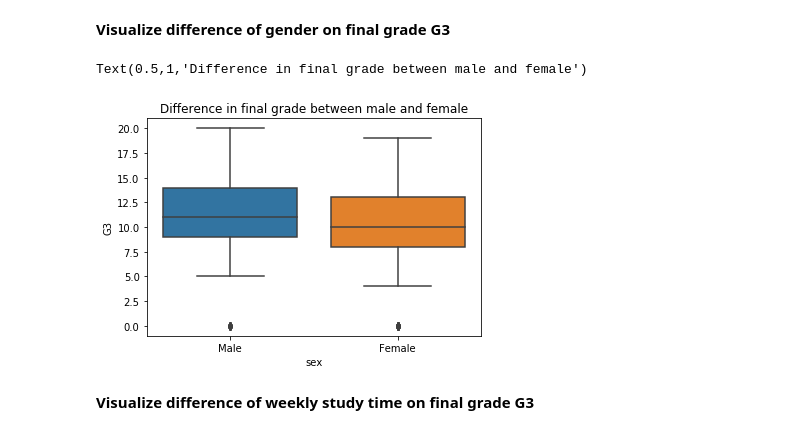
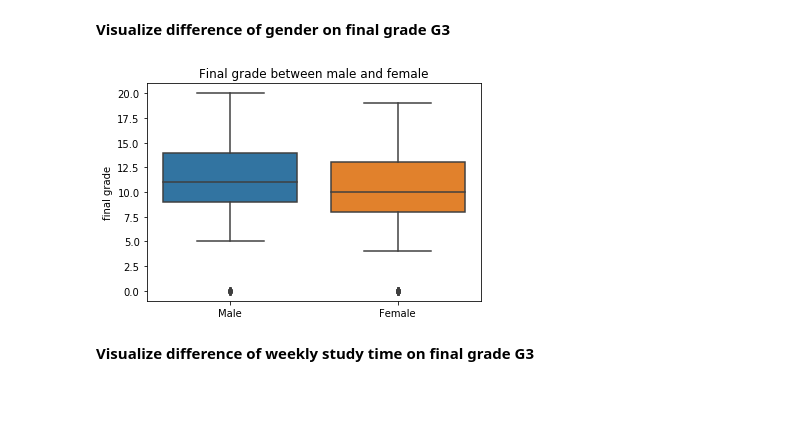
Before and after one commit to hadinh1306/feat-select_student-performance, a Jupyter notebook: src/EDA.ipynb, the cells around one changed output. Saved outputs shown, nothing was run; the diff lists cells and outputs as text; code cells hidden in the pictures; blank space fills up the shorter version.

Commit message:
added code for EDA visualization

```diff
--- a/src/EDA.ipynb
+++ b/src/EDA.ipynb
@@ -101,9 +102,11 @@ grade_plot = sns.pairplot(df, vars=["G1","G2","G3"], diag_kind='kde')
 # %%
 gender = sns.boxplot(x = "sex", y = "G3", data = df)
 gender.set_xticklabels(["Male", "Female"])
-plt.title("Difference in final grade between male and female")
+plt.title("Final grade between male and female")
+plt.xlabel("")
+plt.ylabel("final grade")
+plt.savefig("../graphs/gender_grade.png")
 # %% [output]
-Text(0.5,1,'Difference in final grade between male and female')
-[figure, old version]
+[figure, new version]
 # %% [markdown]
 **Visualize difference of weekly study time on final grade G3**
```
Also changed, not shown: parts of 6 cells of this notebook.
